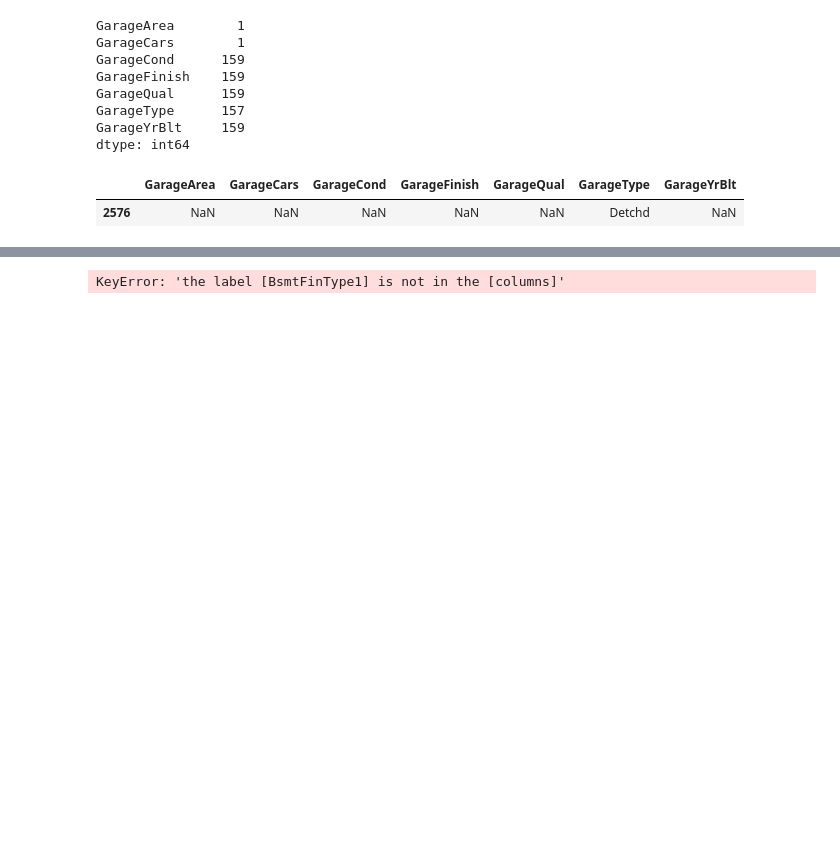
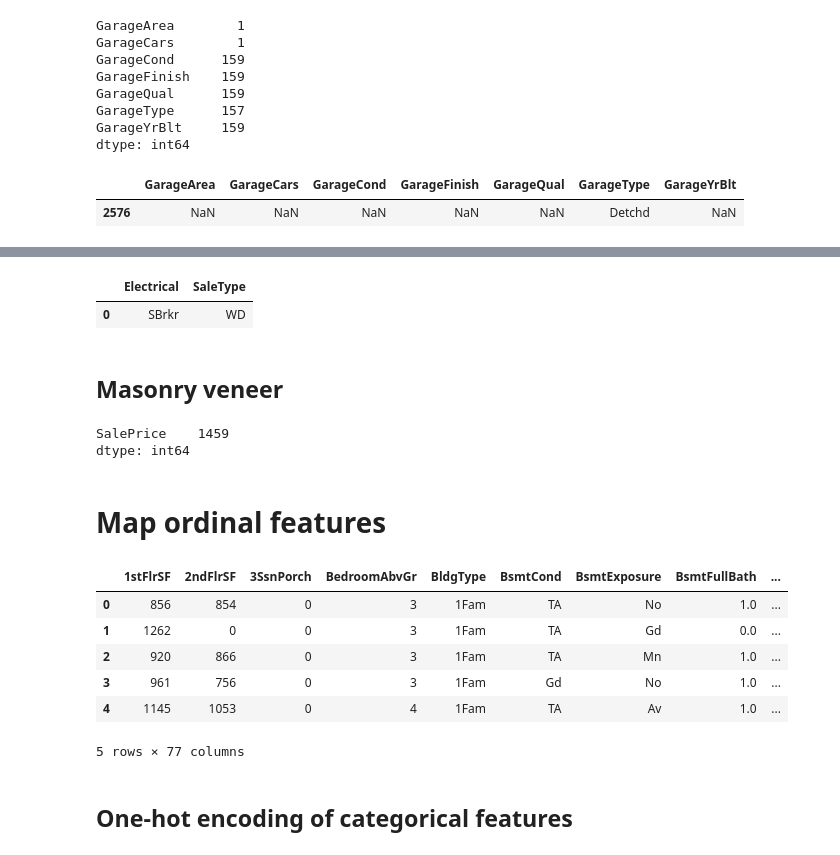
Before and after one commit to albertwildeman/Kaggle-Ames_Housing_Prices, a Jupyter notebook: Exploration.ipynb, the cells around one changed output, grey strips where cells are left out. Saved outputs shown, nothing was run; the diff lists cells and outputs as text; code cells hidden in the pictures; blank space fills up the shorter version.

Commit message:
Data preprocessing done

```diff
--- a/Exploration.ipynb
+++ b/Exploration.ipynb
@@ -275,31 +285,51 @@ MiscFeature    2814
 SalePrice      1459
 SaleType          1
 dtype: int64
-# %%
-# Assume that basement areas for which no finish is specified are unfinished
-DF.loc[DF.loc[:,"BsmtFinType1"].isnull(), "BsmtFinType1" ] ="Unf"
-DF.loc[DF.loc[:,"BsmtFinType2"].isnull(), "BsmtFinType2" ] ="Unf"
-
-# Get list of the names of basement finish types, and use each to generate list of column names for new variables
-bsmt_fintypes = [fin for fin in DF["BsmtFinType1"].unique() if isinstance(fin, str)]
-
-# Initialize new dataframe to hold these variables
-DF_bsmt_area = pd.DataFrame(data=np.zeros((n_ttl,len(bsmt_fintypes))), columns=bsmt_fintypes)
-# Fill the nonzero entries
-for i_house in range(n_ttl):
-    if DF.loc[i_house, "BsmtFinSF1"]>0:
-        fin_type = DF.loc[i_house, "BsmtFinType1"]
-        DF_bsmt_area.loc[i_house, fin_type] = DF.loc[i_house, "BsmtFinSF1"]
-
-        if DF.loc[i_house, "BsmtFinSF2"]>0:
-            fin_type = DF.loc[i_house, "BsmtFinType2"]
-            DF_bsmt_area.loc[i_house, fin_type] += DF.loc[i_house, "BsmtFinSF2"]
-
-    # Add area from the separate column for unfinished basement area
-    if DF.loc[i_house, "BsmtUnfSF"]>0:
-        DF_bsmt_area.loc[i_house, "Unf"] += DF.loc[i_house, "BsmtUnfSF"]
-
-# Rename the columns to work in the context of the entire dataframe
-DF_bsmt_area.columns = ["BsmtSF_" + col for col in DF_bsmt_area.columns]
-# %% [output]
-KeyError: 'the label [BsmtFinType1] is not in the [columns]'
+# %%
+# Of these, Alley, Fence, FireplaceQu and MiscFeature all encode "none" as a missing value, so fill the missing values accordingly.
+DF_NAtoNONE = DF.loc[:,["Alley", "Fence", "FireplaceQu"]].fillna("None")
+DF_no_NAtoNONE = DF.drop(["Alley", "Fence", "FireplaceQu"], axis=1)
+DF = pd.concat([DF_no_NAtoNONE, DF_NAtoNONE], axis=1)
+# %%
+DF.loc[:,["Electrical", "SaleType"]].mode()
+# %% [output]
+|  | Electrical | SaleType |
+| 0 | SBrkr | WD |
+# %%
+# For the categorical features still missing values, impute the most common values:
+imp_cols = ["Electrical", "Exterior1st", "Exterior2nd", "Functional", "KitchenQual", "MSZoning", "SaleType"]
+imp_vals = DF.loc[:,imp_cols].mode()
+
+DF_new = DF.loc[:,imp_cols].fillna(value=imp_vals.loc[0,:])
+DF_old = DF.drop(imp_cols, axis=1)
+DF = pd.concat([DF_old, DF_new], axis=1)
+# %%
+# For the lot frontage, fill missing values with the square root of the lot area.
+# This assumes the lot is square and has one side adjacent to a street.
+house_no_frntg = DF.loc[:,"LotFrontage"].isnull()
+imp = DF.loc[house_no_frntg, "LotArea"].copy() ** (0.5)
+DF.loc[house_no_frntg, "LotFrontage"] = imp
+# %% [markdown]
+## Masonry veneer
+# %%
+# For houses missing information on the type of masonry veneer, set the type to "none" and area to 0.
+DF.loc[DF.loc[:,"MasVnrType"].isnull(),"MasVnrType"] = "None"
+DF.loc[DF.loc[:,"MasVnrArea"].isnull(),"MasVnrArea"] = 0.0
+# %%
+# Verify that there are no longer an missing values. Note the test set has no SalePrice feature, so disregard that.
+DF.loc[:,DF.isnull().sum()>0].isnull().sum()
+# %% [output]
+SalePrice    1459
+dtype: int64
+# %% [markdown]
+# Map ordinal features
+# %%
+DF.head()
+# %% [output]
+|  | 1stFlrSF | 2ndFlrSF | 3SsnPorch | BedroomAbvGr | BldgType | BsmtCond | BsmtExposure | BsmtFullBath | ... |
+| 0 | 856 | 854 | 0 | 3 | 1Fam | TA | No | 1.0 | ... |
+| 1 | 1262 | 0 | 0 | 3 | 1Fam | TA | Gd | 0.0 | ... |
+| 2 | 920 | 866 | 0 | 3 | 1Fam | TA | Mn | 1.0 | ... |
+| 3 | 961 | 756 | 0 | 3 | 1Fam | Gd | No | 1.0 | ... |
+| 4 | 1145 | 1053 | 0 | 4 | 1Fam | TA | Av | 1.0 | ... |
+5 rows × 77 columns
@@ -305,0 +365,2 @@ KeyError: 'the label [BsmtFinType1] is not in the [columns]'
+# %% [markdown]
+## One-hot encoding of categorical features
```
Also changed, not shown: parts of 15 cells of this notebook.
